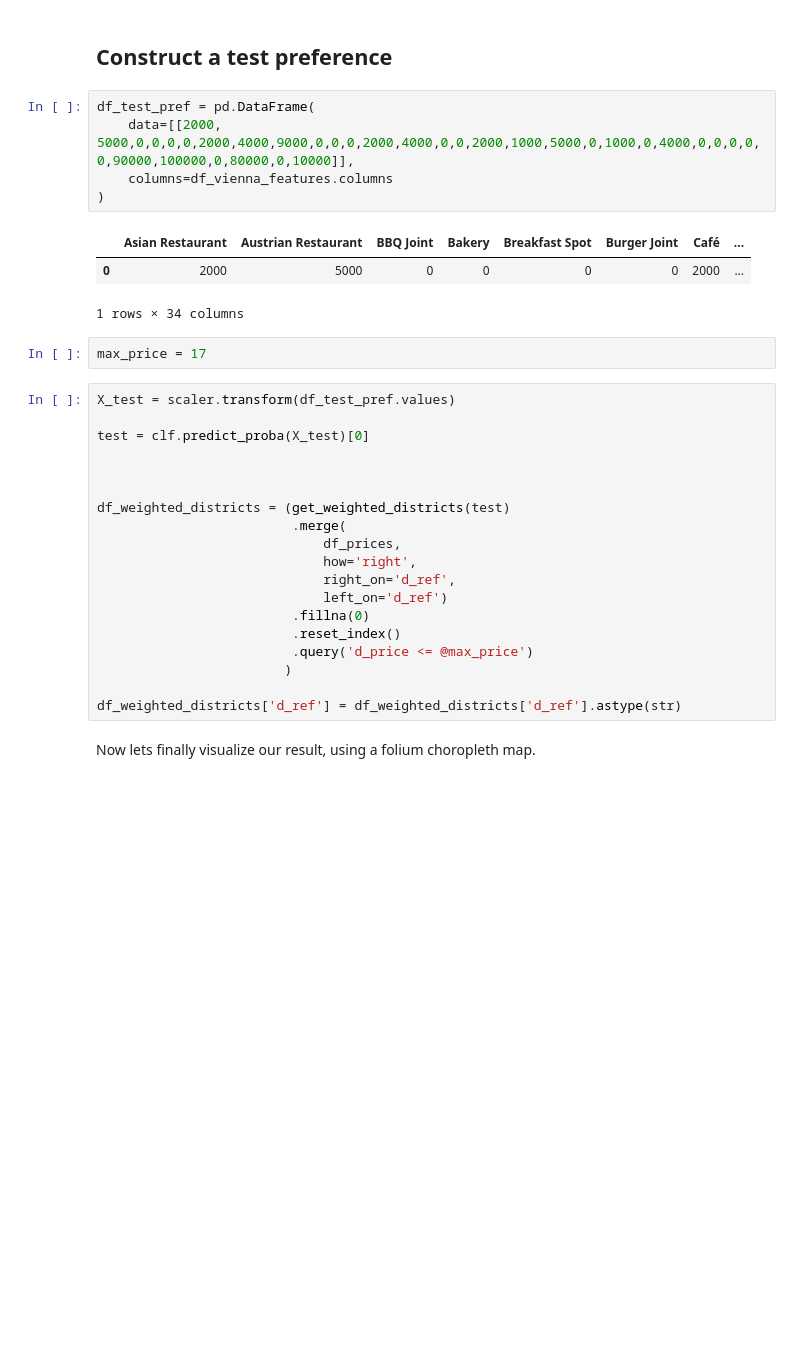
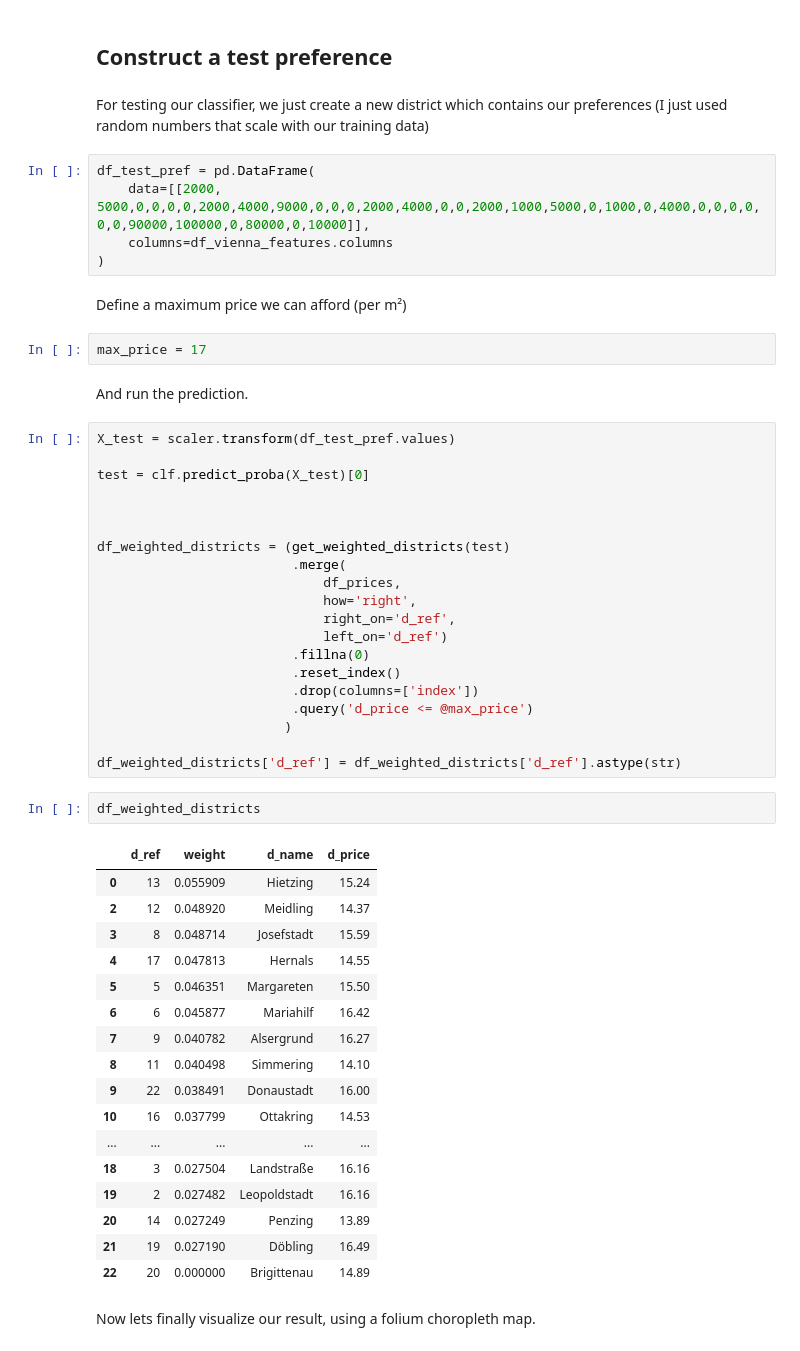
Before and after one commit to davemaier/data-science-capstone, a Jupyter notebook: Vienna District Recommender.ipynb, the cells around one changed output. Cells and saved outputs as stored; diff of their text form; blank space fills up the shorter version.

```diff
--- a/Vienna District Recommender.ipynb
+++ b/Vienna District Recommender.ipynb
@@ -445,17 +487,19 @@ df_weighted_districts.head()
 Looks good!
 # %% [markdown]
 ## Construct a test preference
+# %% [markdown]
+For testing our classifier, we just create a new district which contains our preferences (I just used random numbers that scale with our training data)
 # %%
 df_test_pref = pd.DataFrame(
-    data=[[2000, 5000,0,0,0,0,2000,4000,9000,0,0,0,2000,4000,0,0,2000,1000,5000,0,1000,0,4000,0,0,0,0,0,90000,100000,0,80000,0,10000]],
+    data=[[2000, 5000,0,0,0,0,2000,4000,9000,0,0,0,2000,4000,0,0,2000,1000,5000,0,1000,0,4000,0,0,0,0,0,0,90000,100000,0,80000,0,10000]],
     columns=df_vienna_features.columns
 )
-# %% [output]
-|  | Asian Restaurant | Austrian Restaurant | BBQ Joint | Bakery | Breakfast Spot | Burger Joint | Café | ... |
-| 0 | 2000 | 5000 | 0 | 0 | 0 | 0 | 2000 | ... |
-1 rows × 34 columns
+# %% [markdown]
+Define a maximum price we can afford (per m²)
 # %%
 max_price = 17
+# %% [markdown]
+And run the prediction.
 # %%
 X_test = scaler.transform(df_test_pref.values)
 
@@ -471,10 +515,31 @@ df_weighted_districts = (get_weighted_districts(test)
                              left_on='d_ref')
                          .fillna(0)
                          .reset_index()
+                         .drop(columns=['index'])
                          .query('d_price <= @max_price')
                         )
 
 df_weighted_districts['d_ref'] = df_weighted_districts['d_ref'].astype(str)
+# %%
+df_weighted_districts
+# %% [output]
+|  | d_ref | weight | d_name | d_price |
+| 0 | 13 | 0.055909 | Hietzing | 15.24 |
+| 2 | 12 | 0.048920 | Meidling | 14.37 |
+| 3 | 8 | 0.048714 | Josefstadt | 15.59 |
+| 4 | 17 | 0.047813 | Hernals | 14.55 |
+| 5 | 5 | 0.046351 | Margareten | 15.50 |
+| 6 | 6 | 0.045877 | Mariahilf | 16.42 |
+| 7 | 9 | 0.040782 | Alsergrund | 16.27 |
+| 8 | 11 | 0.040498 | Simmering | 14.10 |
+| 9 | 22 | 0.038491 | Donaustadt | 16.00 |
+| 10 | 16 | 0.037799 | Ottakring | 14.53 |
+| ... | ... | ... | ... | ... |
+| 18 | 3 | 0.027504 | Landstraße | 16.16 |
+| 19 | 2 | 0.027482 | Leopoldstadt | 16.16 |
+| 20 | 14 | 0.027249 | Penzing | 13.89 |
+| 21 | 19 | 0.027190 | Döbling | 16.49 |
+| 22 | 20 | 0.000000 | Brigittenau | 14.89 |
 # %% [markdown]
 Now lets finally visualize our result, using a folium choropleth map.
 # %%
```
Also changed, not shown: parts of 32 cells of this notebook, 1 other file.
